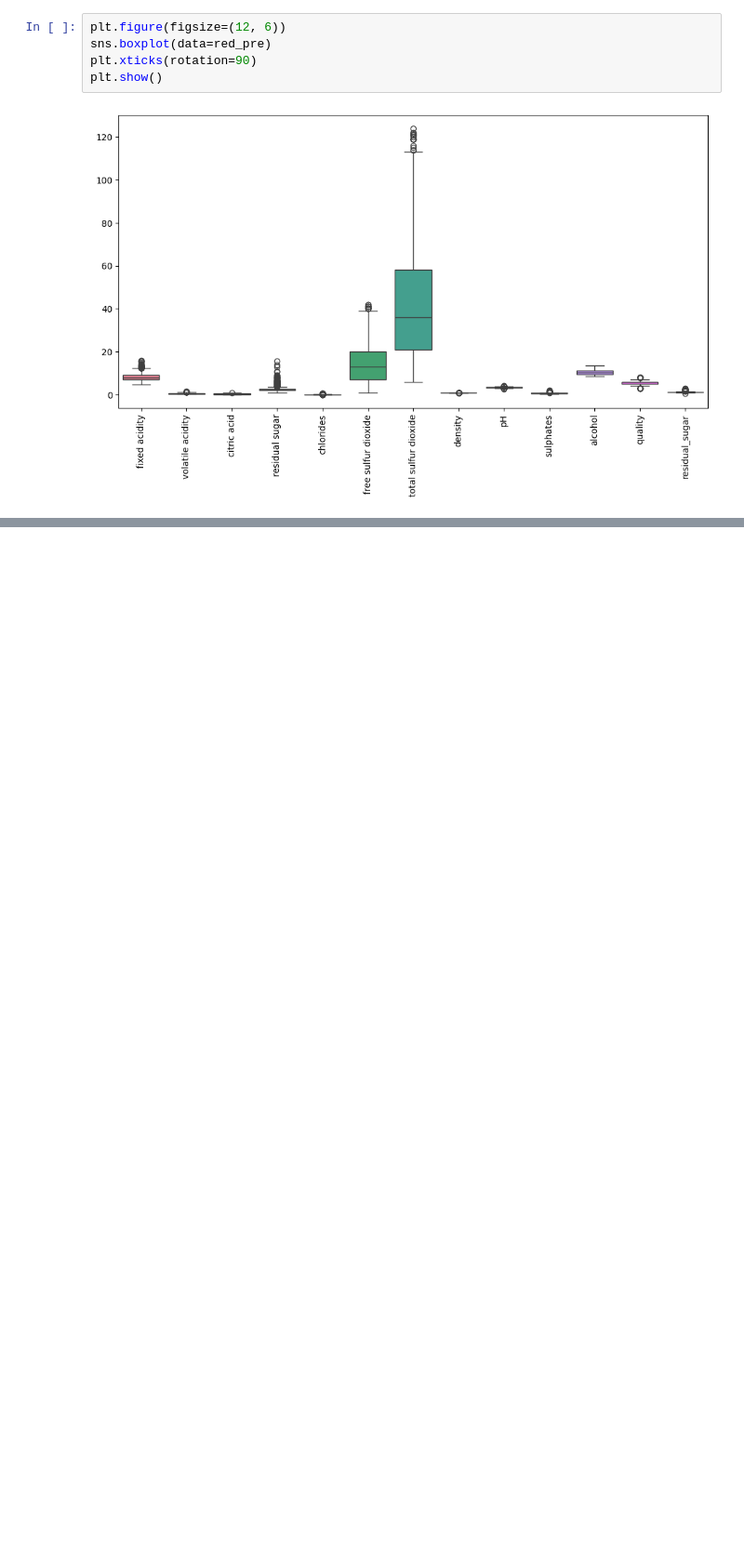
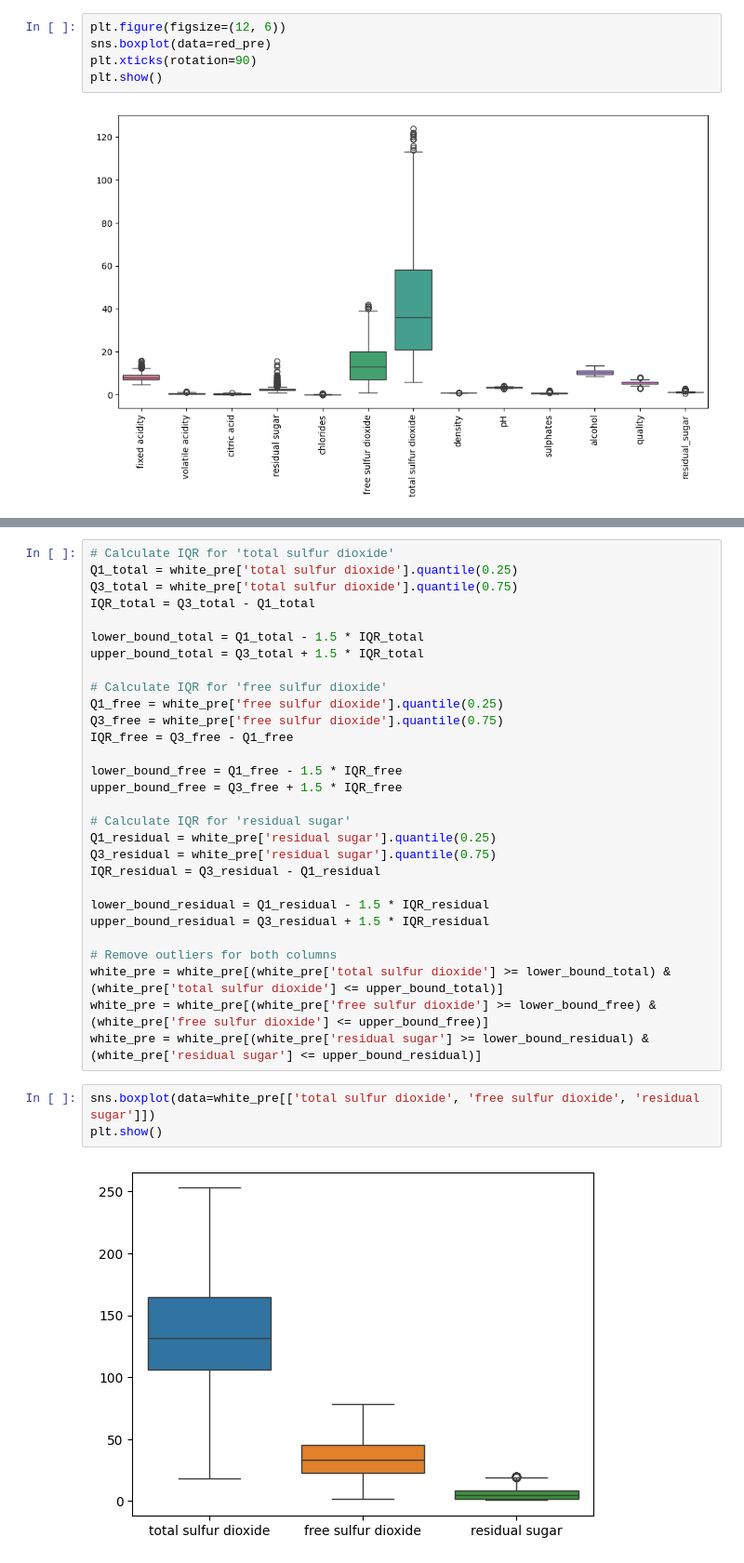
Before and after one commit to Gachdotir/DigitalProductsSite, a Jupyter notebook: WineQuality.ipynb, the cells around one changed output, grey strips where cells are left out. Shown at 93% size. Cells and saved outputs as stored; diff of their text form; blank space fills up the shorter version.

```diff
--- a/WineQuality.ipynb
+++ b/WineQuality.ipynb
@@ -264,0 +285,34 @@ plt.show()
+# %%
+# Calculate IQR for 'total sulfur dioxide'
+Q1_total = white_pre['total sulfur dioxide'].quantile(0.25)
+Q3_total = white_pre['total sulfur dioxide'].quantile(0.75)
+IQR_total = Q3_total - Q1_total
+
+lower_bound_total = Q1_total - 1.5 * IQR_total
+upper_bound_total = Q3_total + 1.5 * IQR_total
+
+# Calculate IQR for 'free sulfur dioxide'
+Q1_free = white_pre['free sulfur dioxide'].quantile(0.25)
+Q3_free = white_pre['free sulfur dioxide'].quantile(0.75)
+IQR_free = Q3_free - Q1_free
+
+lower_bound_free = Q1_free - 1.5 * IQR_free
+upper_bound_free = Q3_free + 1.5 * IQR_free
+
+# Calculate IQR for 'residual sugar'
+Q1_residual = white_pre['residual sugar'].quantile(0.25)
+Q3_residual = white_pre['residual sugar'].quantile(0.75)
+IQR_residual = Q3_residual - Q1_residual
+
+lower_bound_residual = Q1_residual - 1.5 * IQR_residual
+upper_bound_residual = Q3_residual + 1.5 * IQR_residual
+
+# Remove outliers for both columns
+white_pre = white_pre[(white_pre['total sulfur dioxide'] >= lower_bound_total) & (white_pre['total sulfur dioxide'] <= upper_bound_total)]
+white_pre = white_pre[(white_pre['free sulfur dioxide'] >= lower_bound_free) & (white_pre['free sulfur dioxide'] <= upper_bound_free)]
+white_pre = white_pre[(white_pre['residual sugar'] >= lower_bound_residual) & (white_pre['residual sugar'] <= upper_bound_residual)]
+# %%
+sns.boxplot(data=white_pre[['total sulfur dioxide', 'free sulfur dioxide', 'residual sugar']])
+plt.show()
+# %% [output]
+[figure, added]
```
Also changed, not shown: parts of 11 cells of this notebook.
